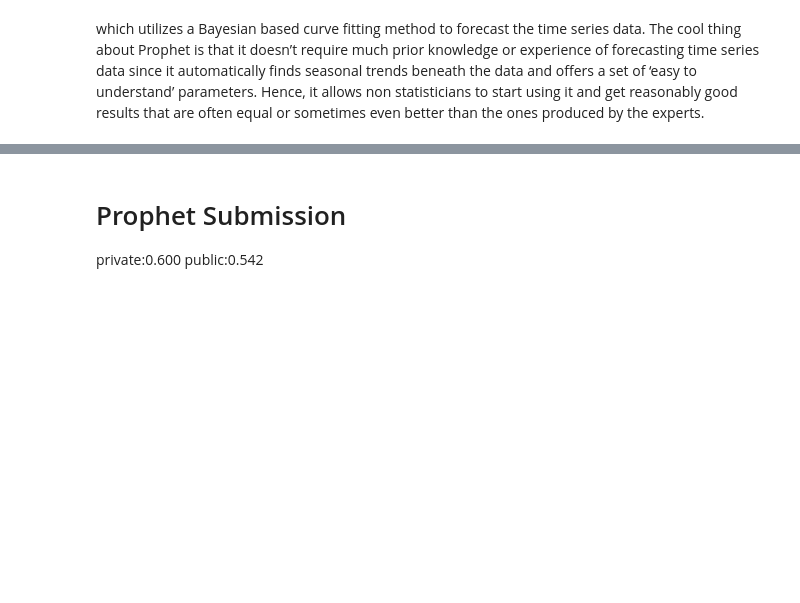
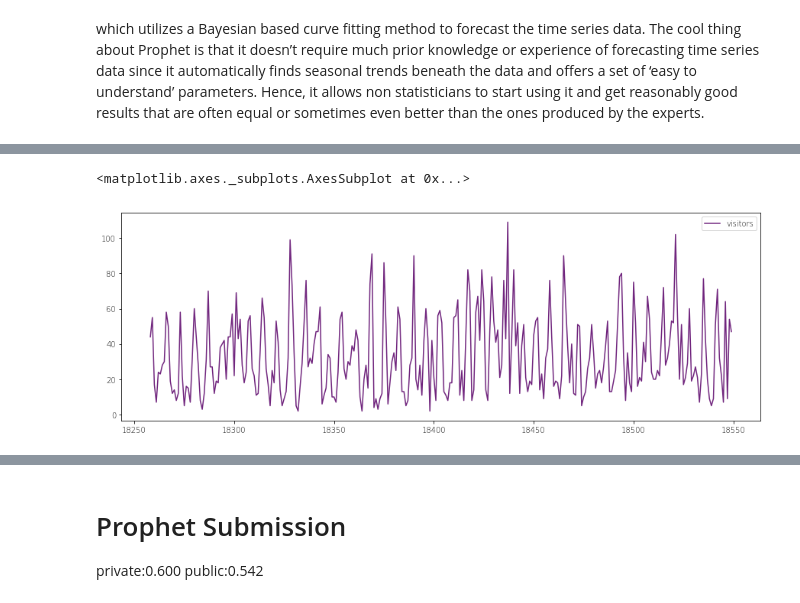
Before and after one commit to GlobalMaksimum/turkcell-workshop, a Jupyter notebook: samet/timeseries_models.ipynb, the cells around one changed output, grey strips where cells are left out. Cells and saved outputs as stored; diff of their text form; code cells hidden in the pictures; blank space fills up the shorter version.

```diff
--- a/samet/timeseries_models.ipynb
+++ b/samet/timeseries_models.ipynb
@@ -534,3 +98,0 @@ random_store = np.random.choice(air_visits.air_store_id.unique())
-# %%
-air_visits = air_visits.reset_index()
-data = air_visits[air_visits['air_store_id'] == random_store]
@@ -593,9 +98,0 @@ ax.fill_between(range(335), forecast.yhat_lower, forecast.yhat_upper, alpha=0.25
-# %%
-air_visits = pd.read_csv(os.path.join(path_input,'air_visit_data.csv.gz'))
-air_reserve = pd.read_csv(os.path.join(path_input,'air_reserve.csv.gz'))
-hpg_reserve = pd.read_csv(os.path.join(path_input,'hpg_reserve.csv.gz'))
-air_store = pd.read_csv(os.path.join(path_input,'air_store_info.csv.gz'))
-hpg_store = pd.read_csv(os.path.join(path_input,'hpg_store_info.csv.gz'))
-holidays = pd.read_csv(os.path.join(path_input,'date_info.csv.gz'))
-store_ids = pd.read_csv(os.path.join(path_input,'store_id_relation.csv.gz'))
-test = pd.read_csv(os.path.join(path_input,'sample_submission.csv.gz'))
@@ -727,0 +110,10 @@ air_00a91d42b08b08d9_2017-05-01,24.43055032626438
+# %%
+store_id ='air_20add8092c9bb51d'
+# %%
+# # picking a random store from test data
+# random_store = np.random.choice(test.air_store_id.unique())
+# print("Picked {}".format(random_store))
+
+data = air_visits[air_visits['air_store_id'] == store_id]
+
+data.head()
@@ -727,0 +127,5 @@ air_00a91d42b08b08d9_2017-05-01,24.43055032626438
+# %%
+data.plot(figsize=(15,5))
+# %% [output]
+<matplotlib.axes._subplots.AxesSubplot at 0x...>
+[figure, added]
```
Also changed, not shown: parts of 99 cells of this notebook, 2 other files.
